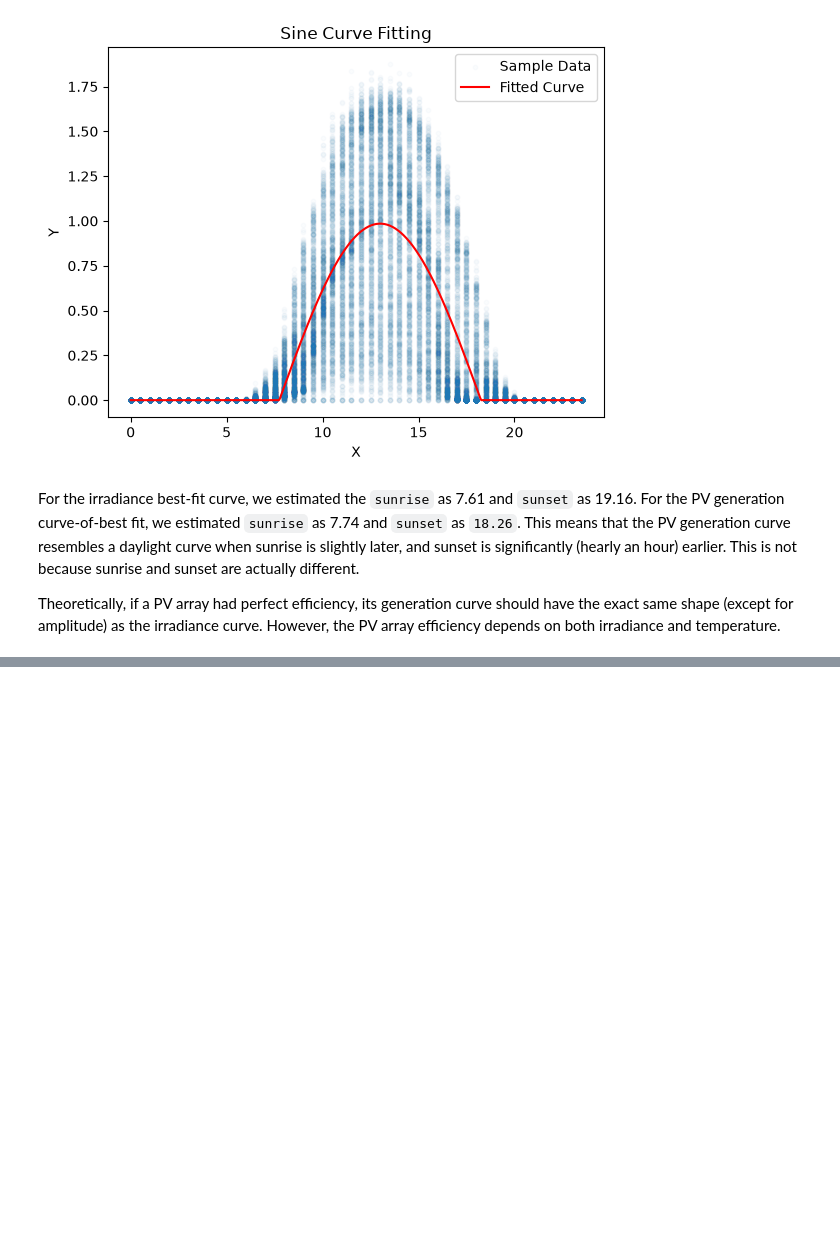
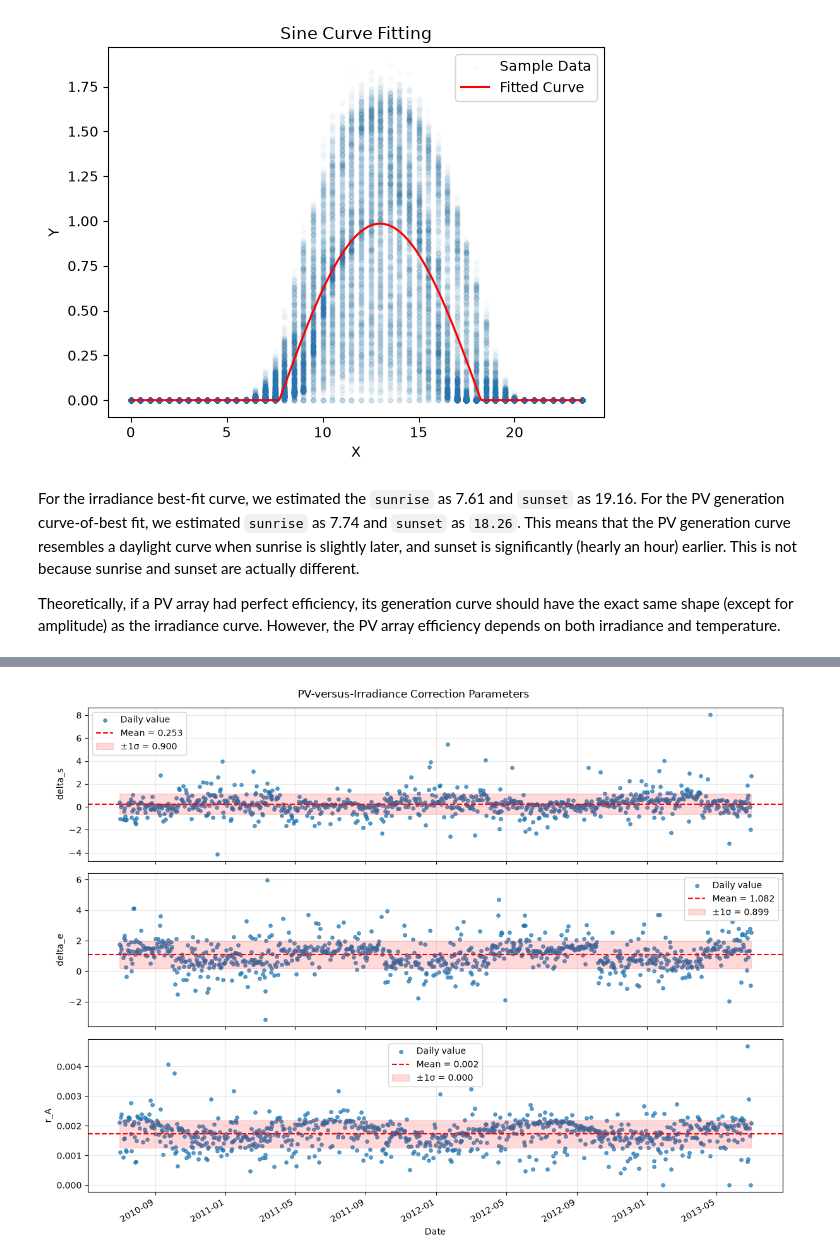
Before and after one commit to codettlaff/Energy-Disaggregation, a Jupyter notebook: data_exploration/casey_sinusoidal_regression.ipynb, the cells around one changed output, grey strips where cells are left out. Saved outputs shown, nothing was run; the diff lists cells and outputs as text; code cells hidden in the pictures; blank space fills up the shorter version.

```diff
--- a/data_exploration/casey_sinusoidal_regression.ipynb
+++ b/data_exploration/casey_sinusoidal_regression.ipynb
@@ -158,0 +260,13 @@ Theoretically, if a PV array had perfect efficiency, its generation curve should
+# %%
+# Add the PV-versus-irradiance correction parameters
+customer_1_params_df["delta_s"] = (
+    customer_1_params_df["pv_sunrise"] - customer_1_params_df["irradiance_sunrise"])
+
+customer_1_params_df["delta_e"] = (
+    customer_1_params_df["irradiance_sunset"] - customer_1_params_df["pv_sunset"])
+
+customer_1_params_df["r_A"] = (
+    customer_1_params_df["pv_A"]
+    .div(customer_1_params_df["irradiance_A"].replace(0, np.nan)))
+
+customer_1_params_df.head()
@@ -158,0 +280,32 @@ Theoretically, if a PV array had perfect efficiency, its generation curve should
+# %%
+correction_params = ["delta_s", "delta_e", "r_A"]
+
+fig, axes = plt.subplots(len(correction_params), 1, figsize=(12, 9), sharex=True)
+
+for ax, param in zip(axes, correction_params):
+    data = customer_1_params_df[["date", param]].dropna()
+    mean_value = data[param].mean()
+    std_value = data[param].std(ddof=1)
+
+    ax.scatter(data["date"], data[param], s=15, alpha=0.7, label="Daily value")
+    ax.axhline(mean_value, color="red", linestyle="--",
+               label=f"Mean = {mean_value:.3f}")
+    ax.fill_between(
+        data["date"],
+        mean_value - std_value,
+        mean_value + std_value,
+        color="red",
+        alpha=0.15,
+        label=f"±1σ = {std_value:.3f}"
+    )
+    ax.set_ylabel(param)
+    ax.grid(True, alpha=0.3)
+    ax.legend()
+
+axes[-1].set_xlabel("Date")
+fig.suptitle("PV-versus-Irradiance Correction Parameters")
+fig.autofmt_xdate()
+plt.tight_layout()
+plt.show()
+# %% [output]
+[figure, added]
```
Also changed, not shown: parts of 9 cells of this notebook.
